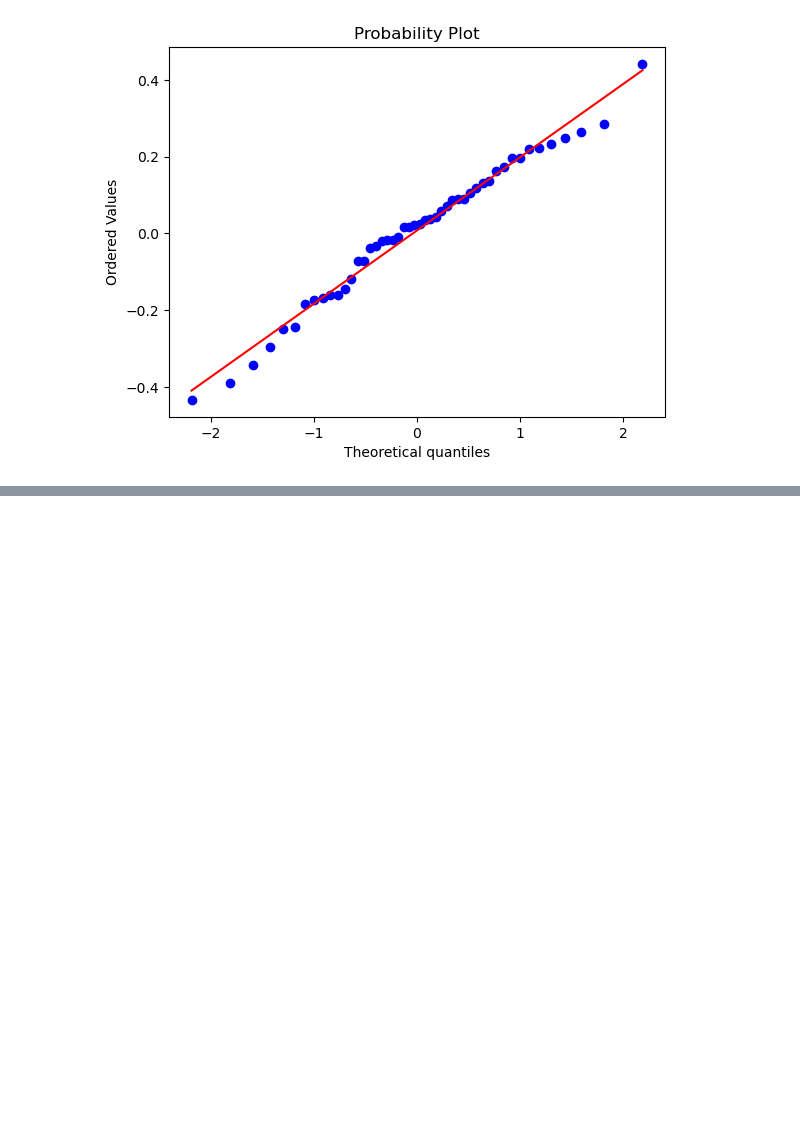
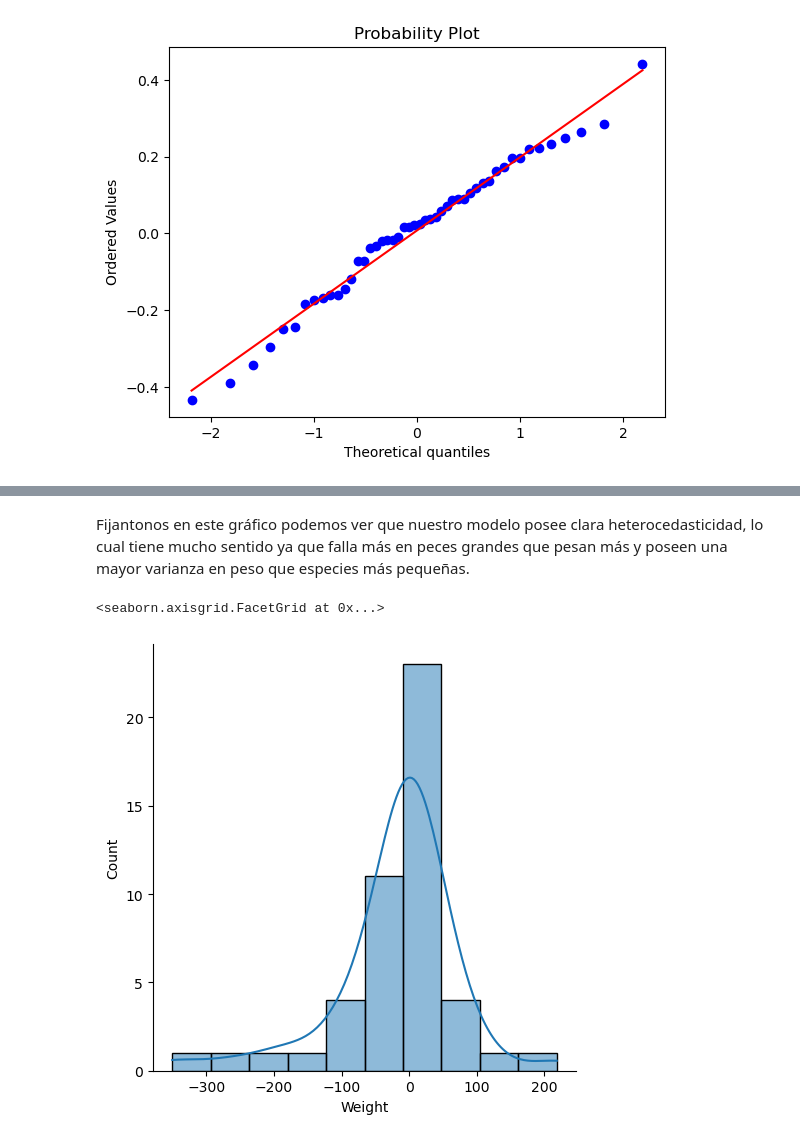
Before and after one commit to Pancreas9000/DATA-SCIENCE-PROJECTS, a Jupyter notebook: Fish/pez.ipynb, the cells around one changed output, grey strips where cells are left out. Cells and saved outputs as stored; diff of their text form; code cells hidden in the pictures; blank space fills up the shorter version.

```diff
--- a/Fish/pez.ipynb
+++ b/Fish/pez.ipynb
@@ -213,0 +317,7 @@ Text(0, 0.5, 'Weight (g)')
+# %% [markdown]
+Fijantonos en este gráfico podemos ver que nuestro modelo posee clara heterocedasticidad, lo cual tiene mucho sentido ya que falla más en peces grandes que pesan más y poseen una mayor varianza en peso que especies más pequeñas.
+# %%
+sns.displot(residuals_poly,bins=10,kde=True)
+# %% [output]
+<seaborn.axisgrid.FacetGrid at 0x...>
+[figure, added]
```
Also changed, not shown: parts of 58 cells of this notebook, 2 other files.
